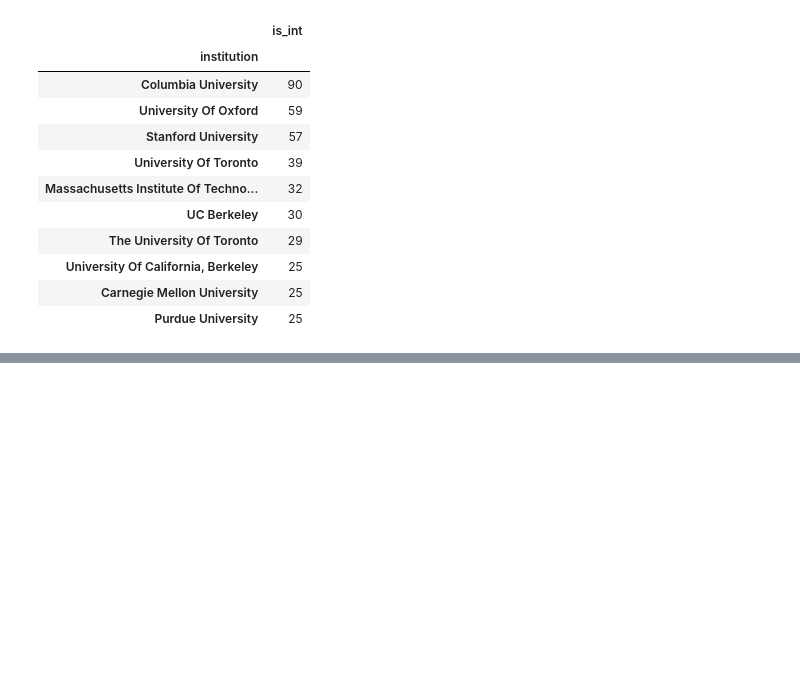
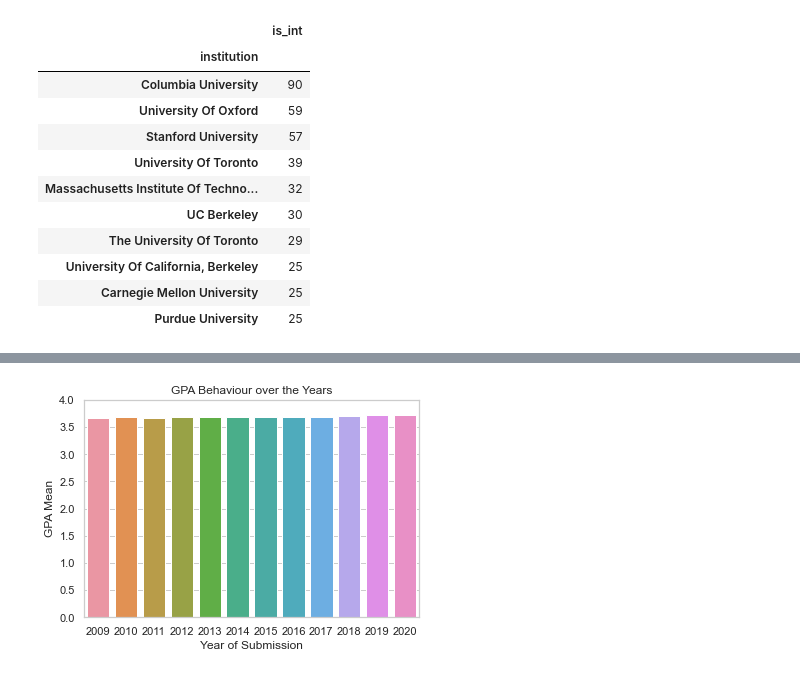
Before and after one commit to jjdelvalle/gradcafe_analysis, a Jupyter notebook: app/GradAnalysis.ipynb, the cells around one changed output, grey strips where cells are left out. Cells and saved outputs as stored; diff of their text form; code cells hidden in the pictures; blank space fills up the shorter version.

```diff
--- a/app/GradAnalysis.ipynb
+++ b/app/GradAnalysis.ipynb
@@ -241,0 +263,16 @@ get_uni_stats(hisdf, title='All Universities', degree='PhD', field='All')
+# %%
+hisdf = hisdf[(hisdf['decyear'] >= '2009') & (hisdf['decyear'] <= '2020') & (hisdf['status'].isin(['American', 'International with US Degree'])) & (hisdf['gpafin'] <= 4)]
+# %%
+gpadf = hisdf[~hisdf['decyear'].isnull()].groupby(by=['decyear']).agg({'gpafin': 'mean'})
+# %%
+fig, ax = plt.subplots()
+sns.barplot(x = gpadf.index,
+            y=gpadf['gpafin'],
+            ax=ax)
+ax.set_ylim([0, 4])
+ax.set_xlabel("Year of Submission")
+ax.set_ylabel("GPA Mean")
+ax.set_title("GPA Behaviour over the Years")
+plt.show()
+# %% [output]
+[figure, added]
```
Also changed, not shown: parts of 15 cells of this notebook.
